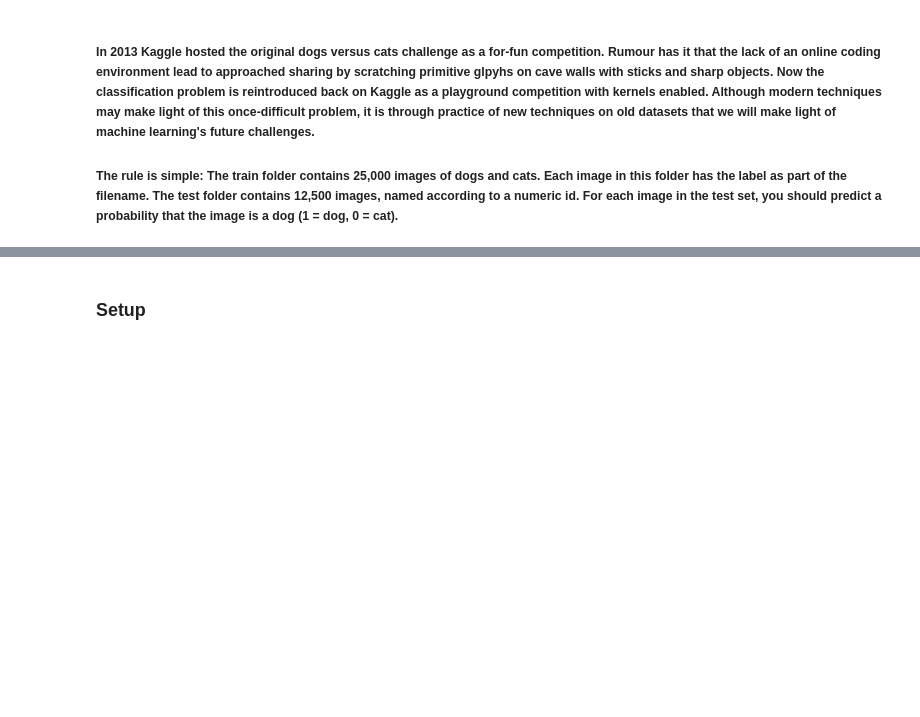
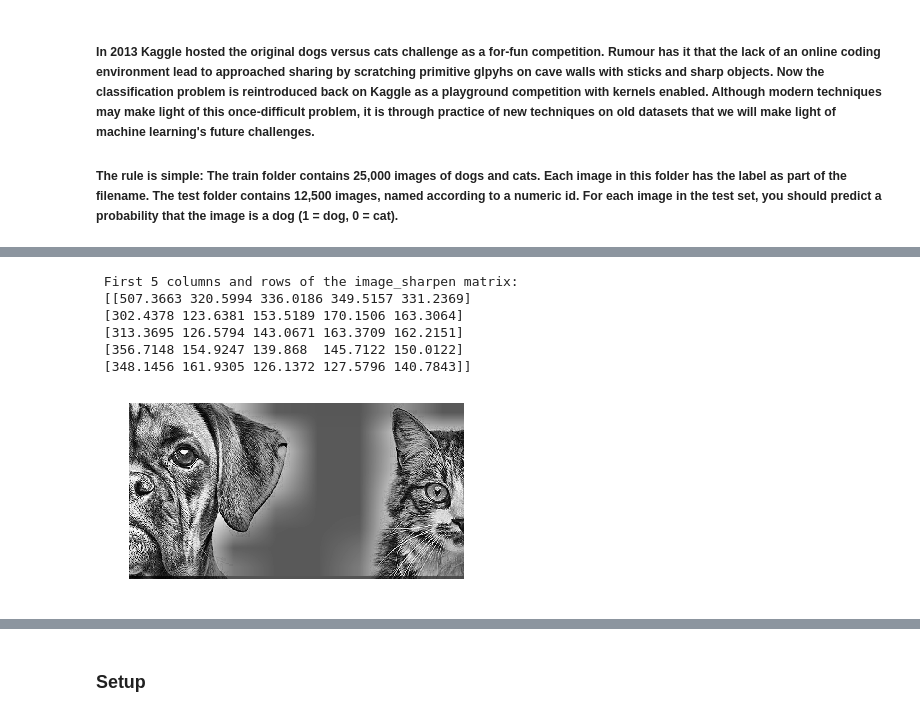
Before and after one commit to 181210/dat158, a Jupyter notebook: Oblig_2/Oblig_2ML.ipynb, the cells around one changed output, grey strips where cells are left out. Drawn from its saved outputs; the diff is of its cells as text; code cells hidden in the pictures; blank space fills up the shorter version.

```diff
--- a/Oblig_2/Oblig_2ML.ipynb
+++ b/Oblig_2/Oblig_2ML.ipynb
@@ -44,0 +139,25 @@
+# %%
+    import numpy as np
+    import scipy
+    from skimage import io, color
+    from skimage import exposure
+    import matplotlib.pyplot as plt
+    img = io.imread('https://assets.rebelcircus.com/blog/wp-content/uploads/2017/11/4234234-85.jpg')    # Load the image
+    img = color.rgb2gray(img)       # Convert the image to grayscale (1 channel)
+    kernel = np.array([[0,-1,0],[-1,5,-1],[0,-1,0]])
+    # you can use 'valid' instead of 'same', then it will not add zero padding
+    image_sharpen = scipy.signal.convolve2d(img, kernel, 'same')
+    print('\n First 5 columns and rows of the image_sharpen matrix: \n', image_sharpen[:5,:5]*255)
+    # Adjust the contrast of the filtered image by applying Histogram Equalization
+    image_sharpen_equalized = exposure.equalize_adapthist(image_sharpen/np.max(np.abs(image_sharpen)), clip_limit=0.03)
+    plt.imshow(image_sharpen_equalized, cmap=plt.cm.gray)
+    plt.axis('off')
+    plt.show()
+# %% [output]
+ First 5 columns and rows of the image_sharpen matrix:
+ [[507.3663 320.5994 336.0186 349.5157 331.2369]
+ [302.4378 123.6381 153.5189 170.1506 163.3064]
+ [313.3695 126.5794 143.0671 163.3709 162.2151]
+ [356.7148 154.9247 139.868  145.7122 150.0122]
+ [348.1456 161.9305 126.1372 127.5796 140.7843]]
+[figure, added]
```
Also changed, not shown: parts of 14 cells of this notebook.
